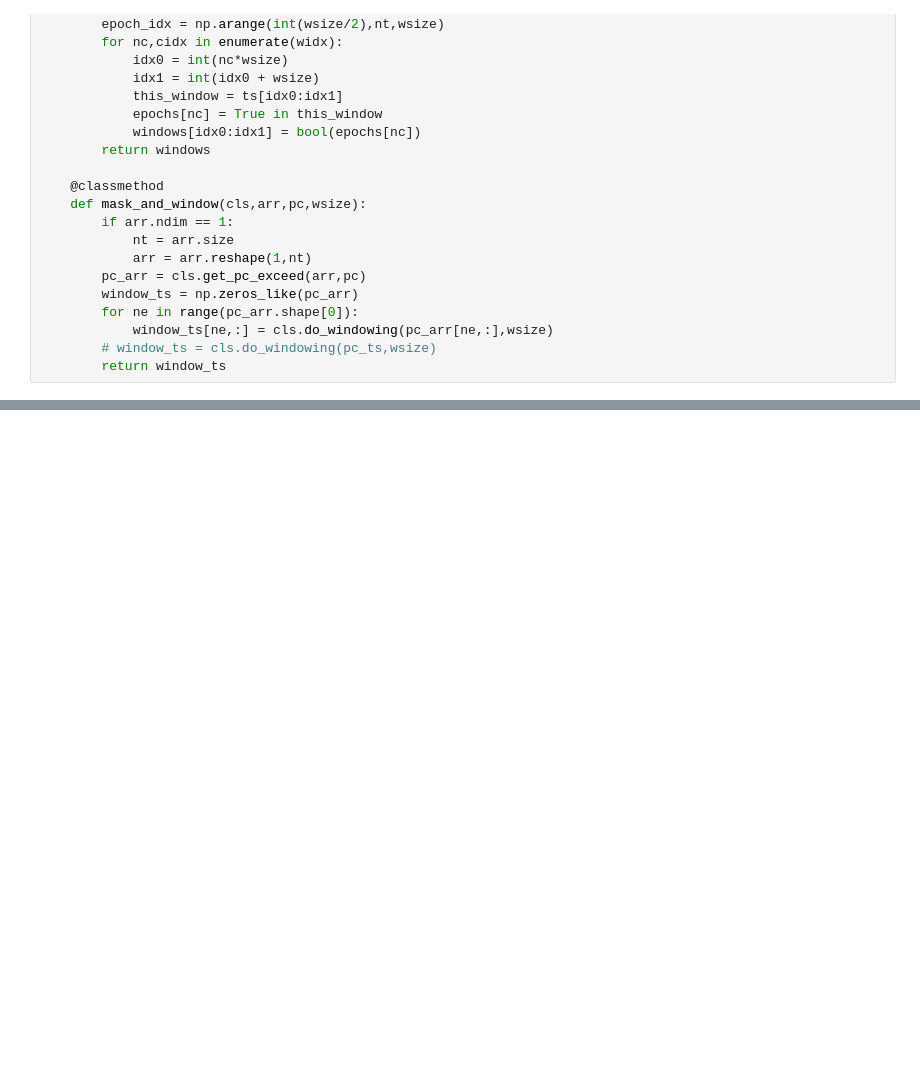
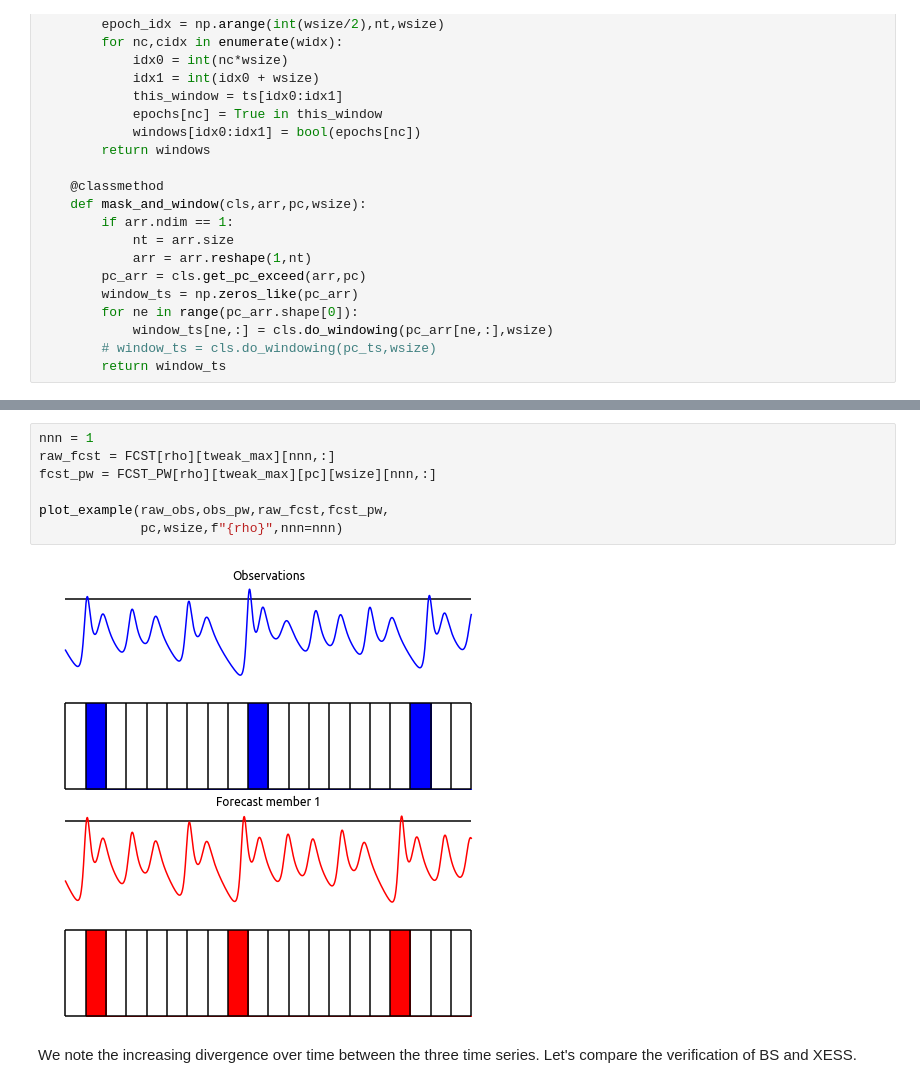
Before and after one commit to johnrobertlawson/info-gain, a Jupyter notebook: SurpriseRemoval.ipynb, the cells around one changed output, grey strips where cells are left out. Drawn from its saved outputs; the diff is of its cells as text; blank space fills up the shorter version.

```diff
--- a/SurpriseRemoval.ipynb
+++ b/SurpriseRemoval.ipynb
@@ -1311,0 +460,11 @@ Selected mathematical symbols:
+# %%
+nnn = 1
+raw_fcst = FCST[rho][tweak_max][nnn,:]
+fcst_pw = FCST_PW[rho][tweak_max][pc][wsize][nnn,:]
+
+plot_example(raw_obs,obs_pw,raw_fcst,fcst_pw,
+             pc,wsize,f"{rho}",nnn=nnn)
+# %% [output]
+[figure, added]
+# %% [markdown]
+We note the increasing divergence over time between the three time series. Let's compare the verification of BS and XESS.
```
Also changed, not shown: parts of 77 cells of this notebook, 15 other files.
